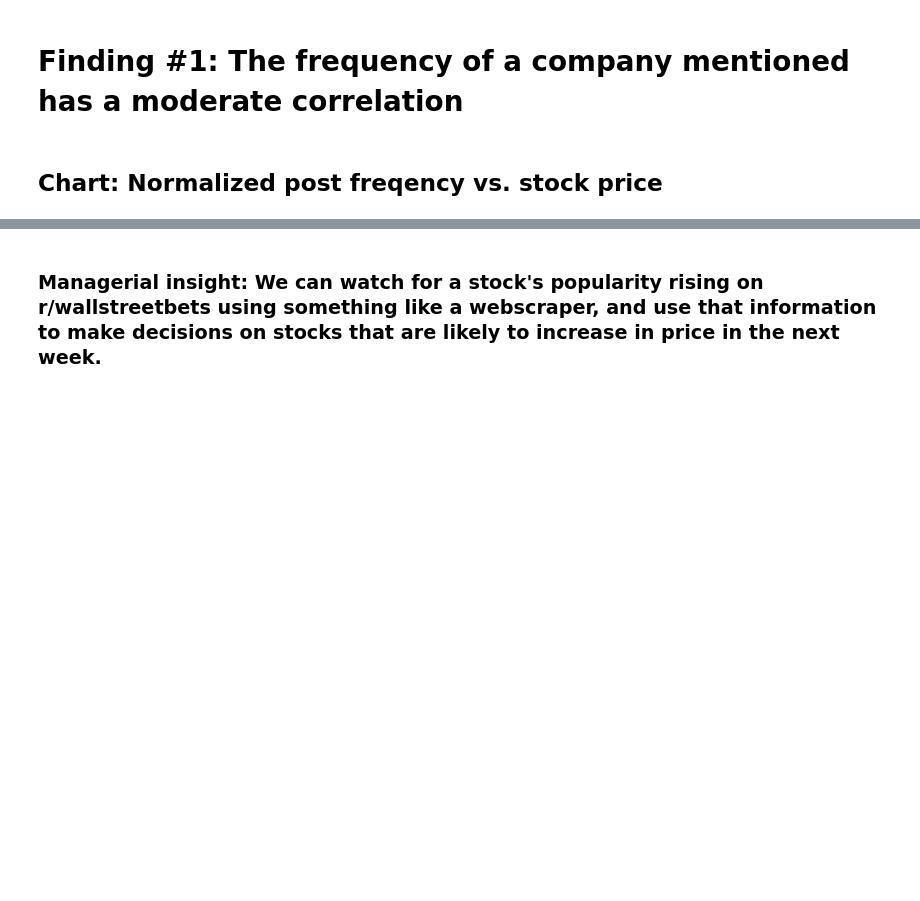
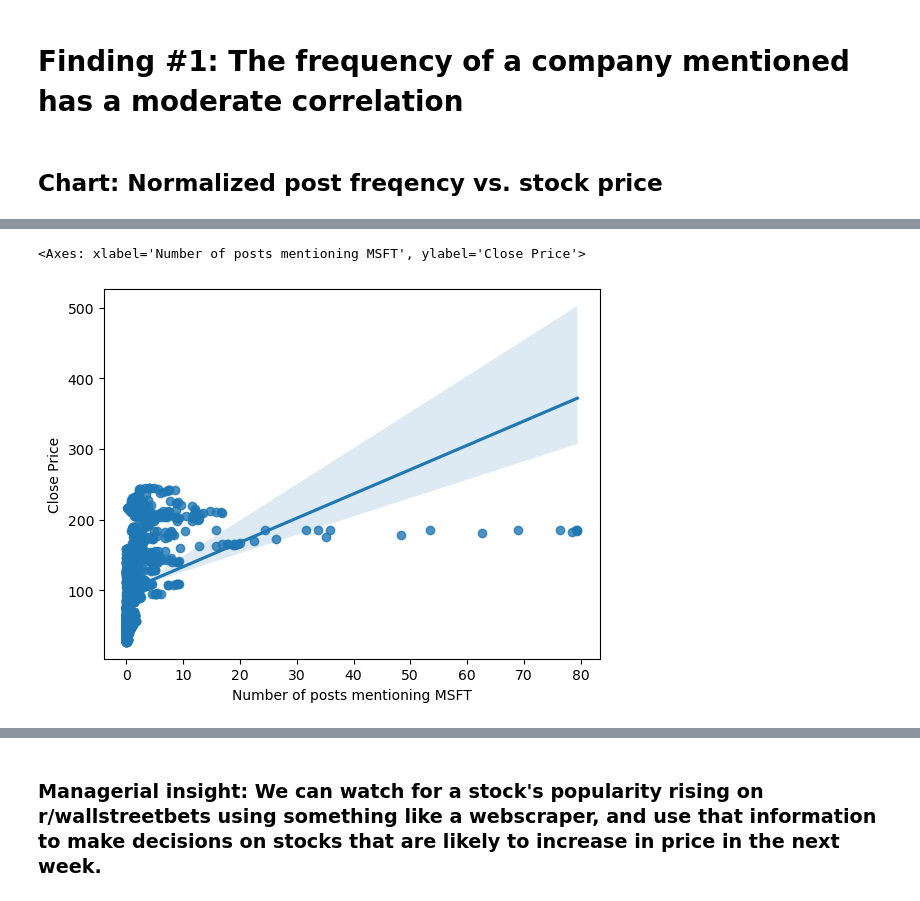
Before and after one commit to TJSolecki/wallstreetbets-data-analysis, a Jupyter notebook: FinalProject.ipynb, the cells around one changed output, grey strips where cells are left out. Saved outputs shown, nothing was run; the diff lists cells and outputs as text; code cells hidden in the pictures; blank space fills up the shorter version.

```diff
--- a/FinalProject.ipynb
+++ b/FinalProject.ipynb
@@ -318,0 +360,5 @@ def normalizedPostFreqencyToRollingStockPriceChart(stock, stock_posts_by_date):
+# %%
+regressionPlotForPostFrequency("msft", msft_posts_by_date)
+# %% [output]
+<Axes: xlabel='Number of posts mentioning MSFT', ylabel='Close Price'>
+[figure, added]
```
Also changed, not shown: parts of 18 cells of this notebook, 1 other file.
